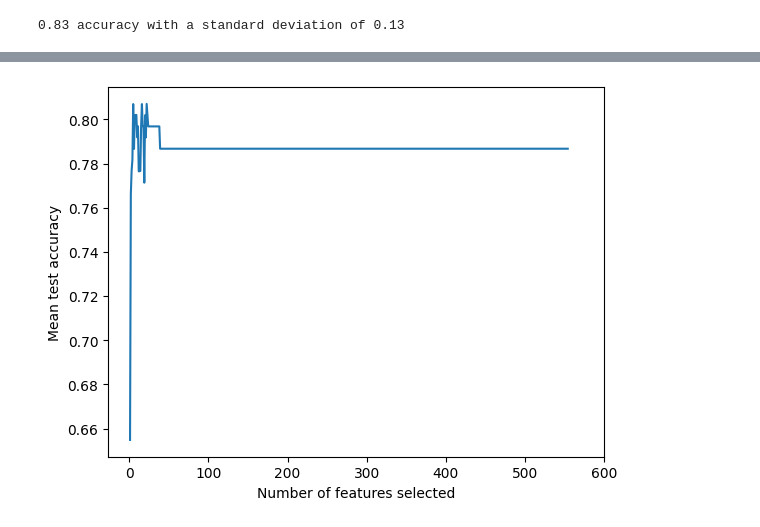
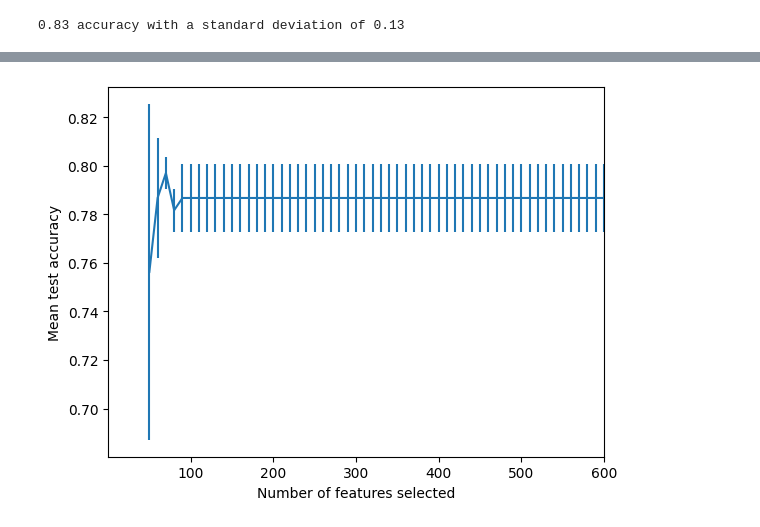
Before and after one commit to InfectionMedicineProteomics/DPKS, a Jupyter notebook: notebooks/classifier.ipynb, the cells around one changed output, grey strips where cells are left out. Cells and saved outputs as stored; diff of their text form; code cells hidden in the pictures.

Commit message:
added quant_matrix api

```diff
--- a/notebooks/classifier.ipynb
+++ b/notebooks/classifier.ipynb
@@ -15,13 +51,31 @@ quantified_data = (
+# %%
+from sklearn.preprocessing import LabelEncoder, StandardScaler
+import numpy as np
+
+def _generate_data_matrices(
+     quantitative_data: QuantMatrix, scale: bool
+) -> tuple:
+    le = LabelEncoder()
+    Y = le.fit_transform(quantitative_data.quantitative_data.var["group"].values)
+    X = quantitative_data.quantitative_data.X.copy().transpose()
+    X = np.nan_to_num(X, copy=True, nan=0.0)
+    if scale:
+        X = StandardScaler().fit_transform(X)
+    return X, Y
+
+scale = True
+X, Y = _generate_data_matrices(quantified_data, scale)
 # %%
-clf = Classifier(quantitative_data = quantified_data, classifier='xgboost')
-clf.cross_validation(k_folds=5)
+clf = Classifier(classifier='xgboost')
+clf.cross_validation(X,Y,k_folds=5)
 # %% [output]
 0.83 accuracy with a standard deviation of 0.13
 # %%
-quantified_data = clf.interpret()
+clf.fit(X,Y)
+quantified_data.quantitative_data.obs['SHAP']= clf.interpret(X)
 print("This should equals the height of the Feature 232-bar:", quantified_data.quantitative_data.obs['SHAP'][232])
 print("This should equals the height of the Feature 148-bar:", quantified_data.quantitative_data.obs['SHAP'][148])
 import shap
 
-shap.summary_plot(clf.shap_values, clf.X, max_display=5, plot_type='bar')
+shap.summary_plot(clf.shap_values, X, max_display=5, plot_type='bar')
 # %% [output]
@@ -57,7 +110,8 @@ array([0.01384006, 0.        , 0.        , 0.        , 0.        ,
 # %%
-min_features_to_select = 10
+min_features_to_select = 5
 step=10
-rfe_results = clf.recursive_feature_elimination(min_features_to_select = min_features_to_select, step=step)
+selector = clf.recursive_feature_elimination(X,Y,min_features_to_select = min_features_to_select, step=step)
+rfe_results = selector.cv_results_
 # %% [output]
 ntree_limit is deprecated, use `iteration_range` or model slicing instead.
 ntree_limit is deprecated, use `iteration_range` or model slicing instead.
@@ -65,18 +134,20 @@ ValueError: Feature shape mismatch, expected: 554, got 544
 # %%
 import matplotlib.pyplot as plt
 
 n_scores = len(rfe_results["mean_test_score"])
 
 plt.figure()
 plt.xlabel("Number of features selected")
 plt.ylabel("Mean test accuracy")
-plt.plot(
+plt.errorbar(
     range(min_features_to_select, n_scores+min_features_to_select),
     rfe_results["mean_test_score"],
+    yerr=rfe_results["std_test_score"],
 
 )
 plt.xticks(plt.xticks()[0][1:],
            labels=[int(_)*step for _ in plt.xticks()[0][1:]])
+plt.xlim([0,60])
 plt.show()
 # %% [output]
-[figure, old version]
+[figure, new version]
```
Also changed, not shown: parts of 6 cells of this notebook, 2 other files.
